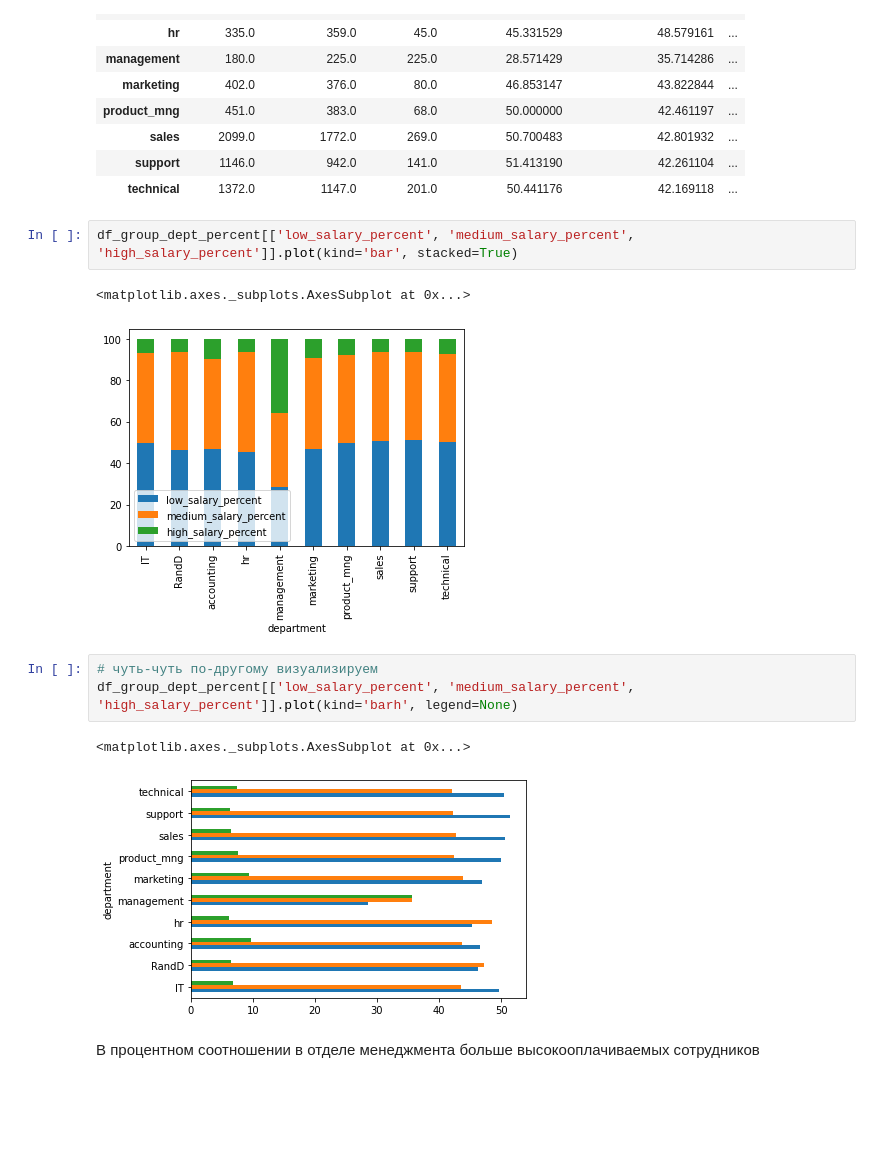
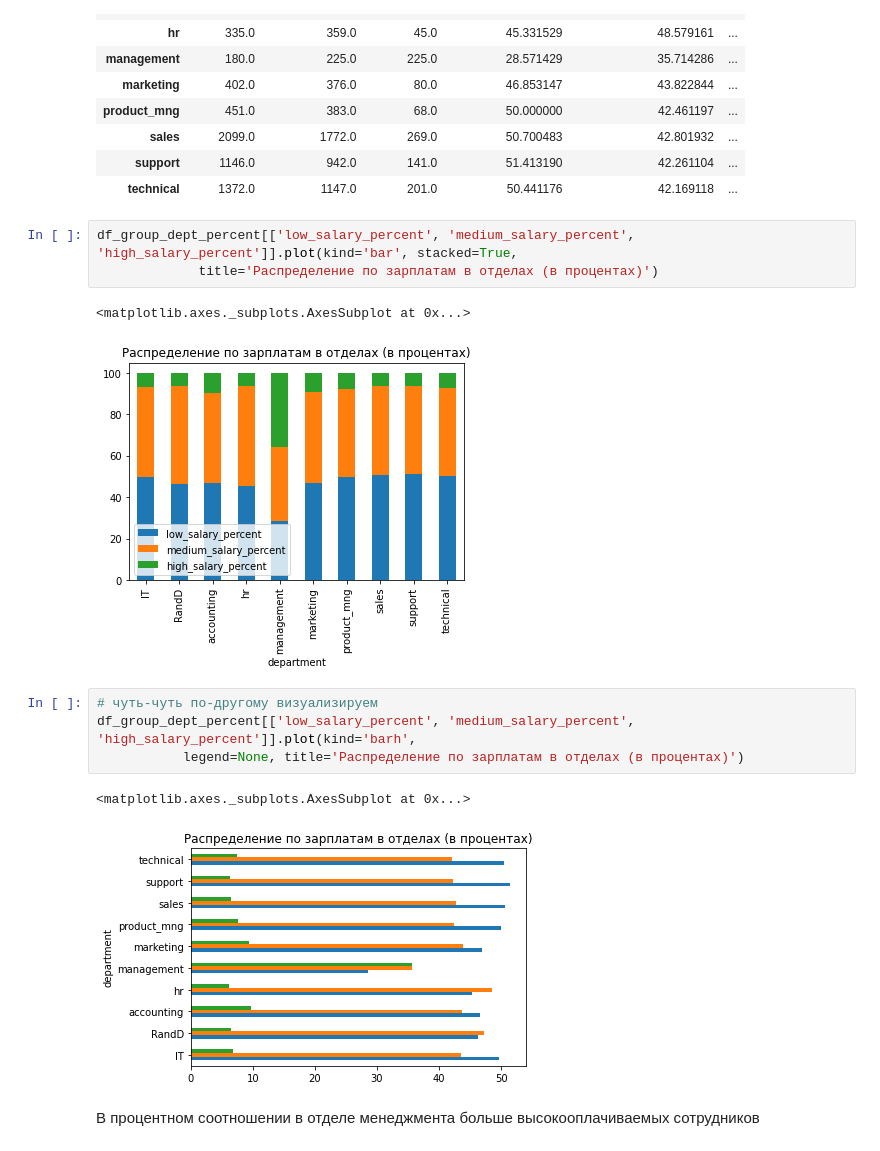
Before and after one commit to anton-at-work/pyda-diplom-24, a Jupyter notebook: hr.ipynb, the cells around one changed output. Cells and saved outputs as stored; diff of their text form; blank space fills up the shorter version.

```diff
--- a/hr.ipynb
+++ b/hr.ipynb
@@ -326,16 +325,18 @@ df_group_dept_percent
 | support | 1146.0 | 942.0 | 141.0 | 51.413190 | 42.261104 | ... |
 | technical | 1372.0 | 1147.0 | 201.0 | 50.441176 | 42.169118 | ... |
 # %%
-df_group_dept_percent[['low_salary_percent', 'medium_salary_percent', 'high_salary_percent']].plot(kind='bar', stacked=True)
+df_group_dept_percent[['low_salary_percent', 'medium_salary_percent', 'high_salary_percent']].plot(kind='bar', stacked=True,
+             title='Распределение по зарплатам в отделах (в процентах)')
 # %% [output]
 <matplotlib.axes._subplots.AxesSubplot at 0x...>
-[figure, old version]
+[figure, new version]
 # %%
 # чуть-чуть по-другому визуализируем
-df_group_dept_percent[['low_salary_percent', 'medium_salary_percent', 'high_salary_percent']].plot(kind='barh', legend=None)
+df_group_dept_percent[['low_salary_percent', 'medium_salary_percent', 'high_salary_percent']].plot(kind='barh',
+           legend=None, title='Распределение по зарплатам в отделах (в процентах)')
 # %% [output]
 <matplotlib.axes._subplots.AxesSubplot at 0x...>
-[figure, old version]
+[figure, new version]
 # %% [markdown]
 В процентном соотношении в отделе менеджмента больше высокооплачиваемых сотрудников
 # %% [markdown]
```
Also changed, not shown: parts of 13 cells of this notebook.
